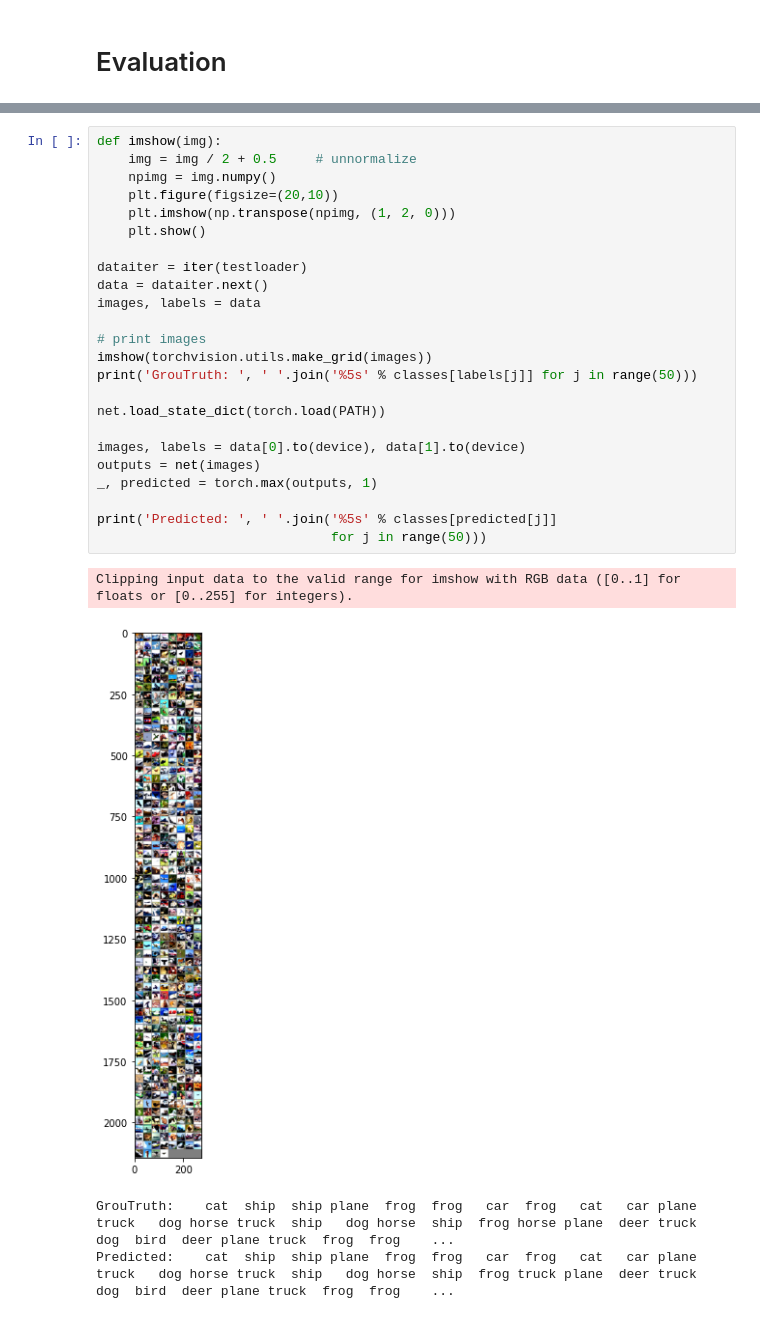
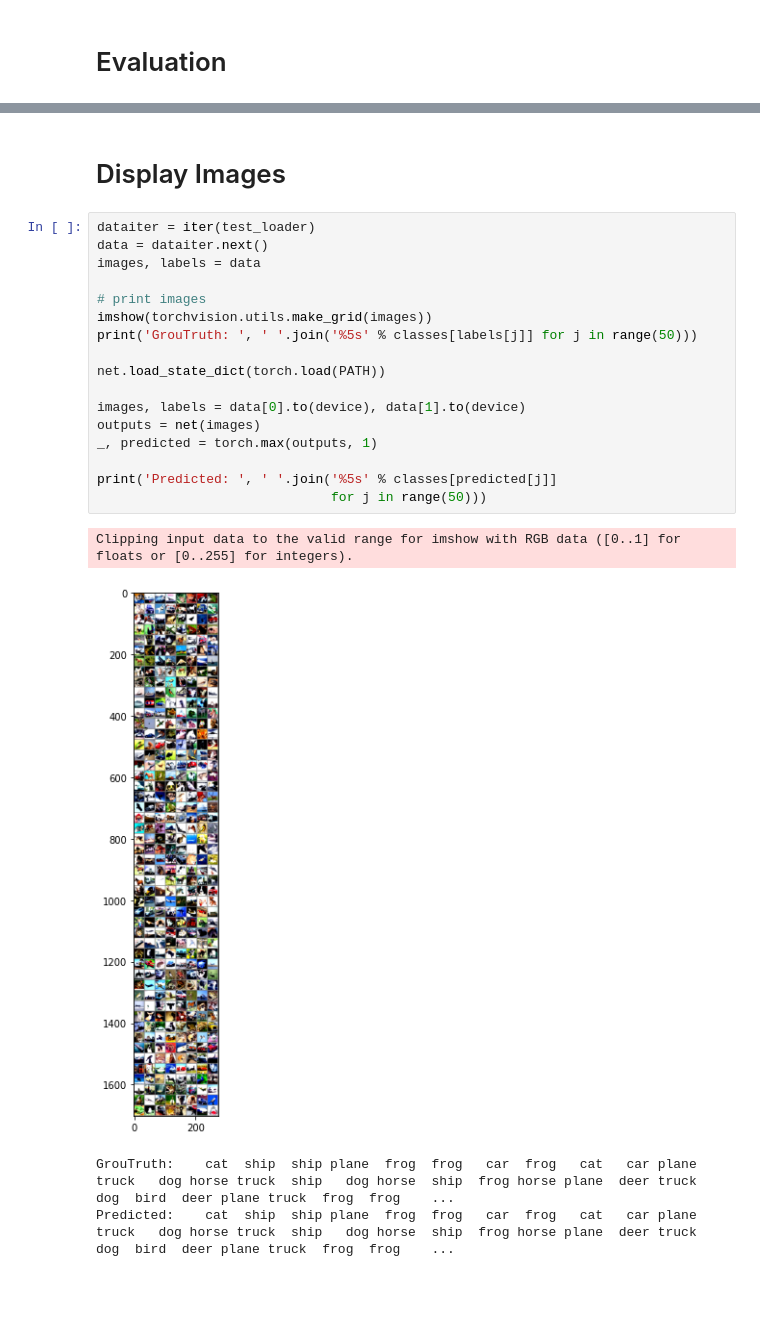
Before and after one commit to BBulMushroom/CIFAR_10_classification, a Jupyter notebook: CNN_Baseline.ipynb, the cells around one changed output, grey strips where cells are left out. Saved outputs shown, nothing was run; the diff lists cells and outputs as text; blank space fills up the shorter version.

```diff
--- a/CNN_Baseline.ipynb
+++ b/CNN_Baseline.ipynb
@@ -400,29 +461,24 @@ Accuracy for class truck is: 96.2 %
+# %% [markdown]
+# Display Images
 # %%
-def imshow(img):
-    img = img / 2 + 0.5     # unnormalize
-    npimg = img.numpy()
-    plt.figure(figsize=(20,10))
-    plt.imshow(np.transpose(npimg, (1, 2, 0)))
-    plt.show()
-
-dataiter = iter(testloader)
+dataiter = iter(test_loader)
 data = dataiter.next()
 images, labels = data
 
 # print images
 imshow(torchvision.utils.make_grid(images))
 print('GrouTruth: ', ' '.join('%5s' % classes[labels[j]] for j in range(50)))
 
 net.load_state_dict(torch.load(PATH))
 
 images, labels = data[0].to(device), data[1].to(device)
 outputs = net(images)
 _, predicted = torch.max(outputs, 1)
 
 print('Predicted: ', ' '.join('%5s' % classes[predicted[j]]
                               for j in range(50)))
 # %% [output]
 Clipping input data to the valid range for imshow with RGB data ([0..1] for floats or [0..255] for integers).
-[figure, old version]
+[figure, new version]
 GrouTruth:    cat  ship  ship plane  frog  frog   car  frog   cat   car plane truck   dog horse truck  ship   dog horse  ship  frog horse plane  deer truck   dog  bird  deer plane truck  frog  frog    ...
-Predicted:    cat  ship  ship plane  frog  frog   car  frog   cat   car plane truck   dog horse truck  ship   dog horse  ship  frog truck plane  deer truck   dog  bird  deer plane truck  frog  frog    ...
+Predicted:    cat  ship  ship plane  frog  frog   car  frog   cat   car plane truck   dog horse truck  ship   dog horse  ship  frog horse plane  deer truck   dog  bird  deer plane truck  frog  frog    ...
```
Also changed, not shown: parts of 14 cells of this notebook.
